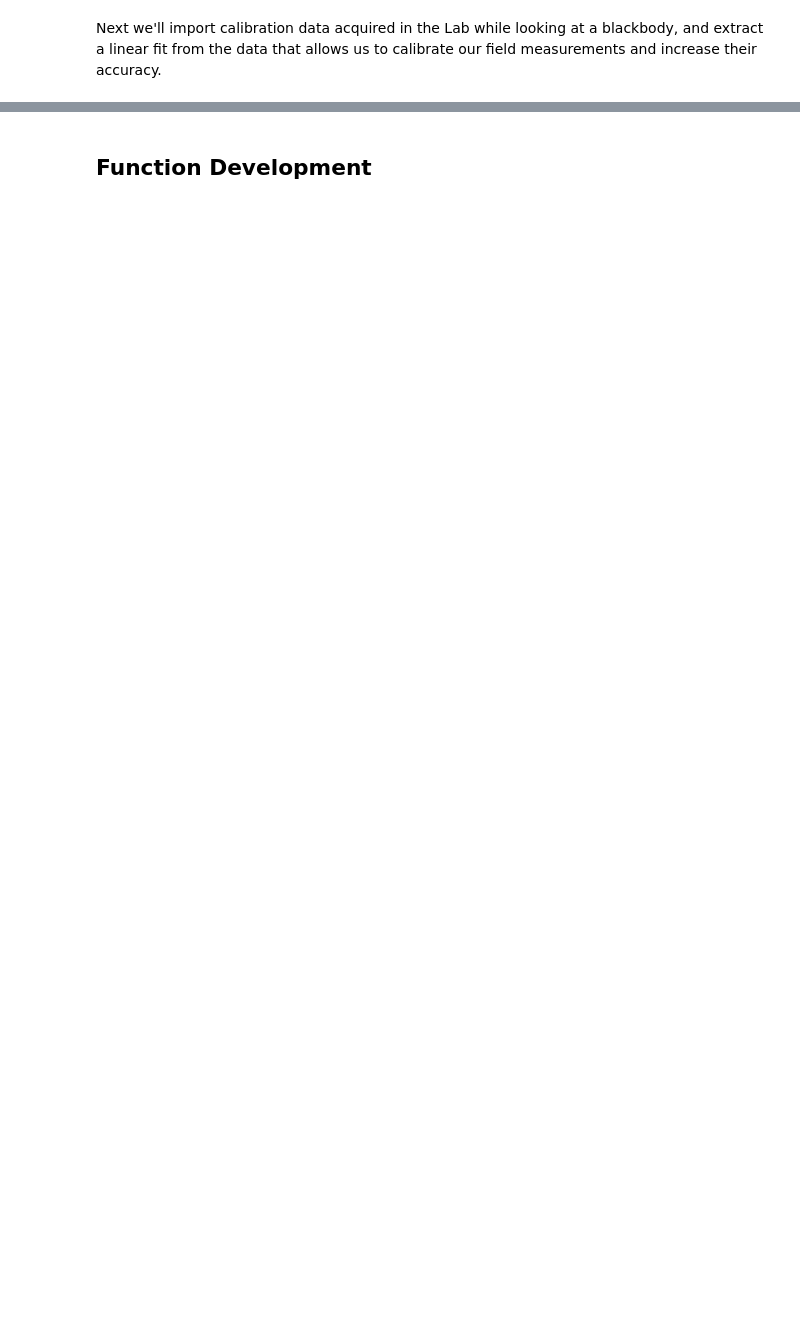
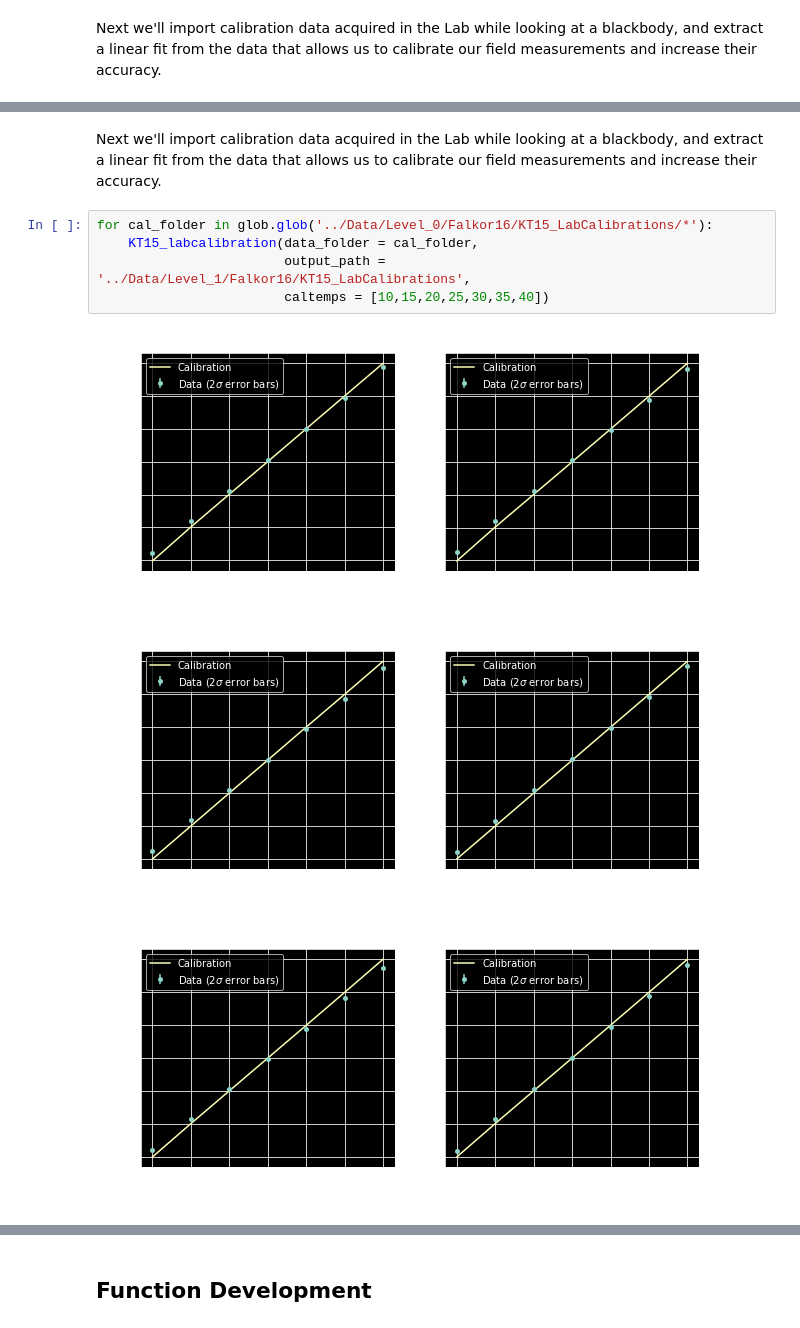
Before and after one commit to carsonwitte/SST-Rain-Response-Code, a Jupyter notebook: Research Summary.ipynb, the cells around one changed output, grey strips where cells are left out. Cells and saved outputs as stored; diff of their text form; blank space fills up the shorter version.

```diff
--- a/Research Summary.ipynb
+++ b/Research Summary.ipynb
@@ -232,0 +223,11 @@ We're finally ready to calibrate and sky-correct the data!
+# %% [markdown]
+Next we'll import calibration data acquired in the Lab while looking at a blackbody, and extract a linear fit from the data that allows us to calibrate our field measurements and increase their accuracy.
+# %%
+for cal_folder in glob.glob('../Data/Level_0/Falkor16/KT15_LabCalibrations/*'):
+    KT15_labcalibration(data_folder = cal_folder,
+                        output_path = '../Data/Level_1/Falkor16/KT15_LabCalibrations',
+                        caltemps = [10,15,20,25,30,35,40])
+# %% [output]
+[figure, added]
+[figure, added]
+[figure, added]
```
Also changed, not shown: parts of 27 cells of this notebook, 1 other file.
